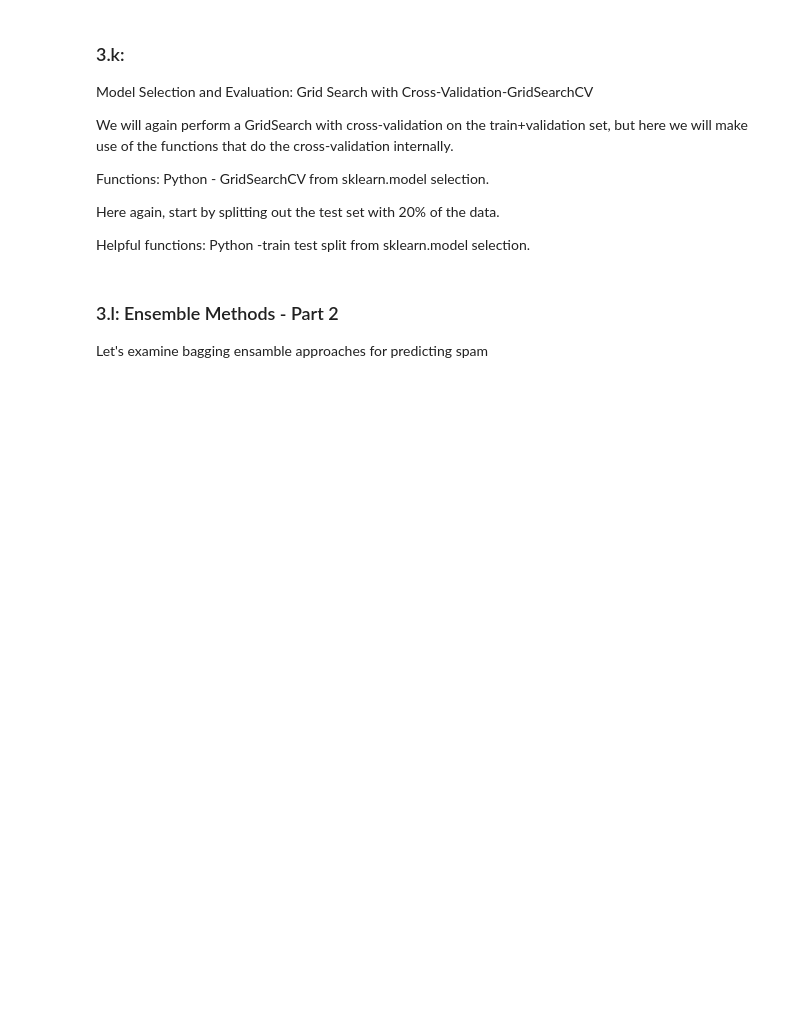
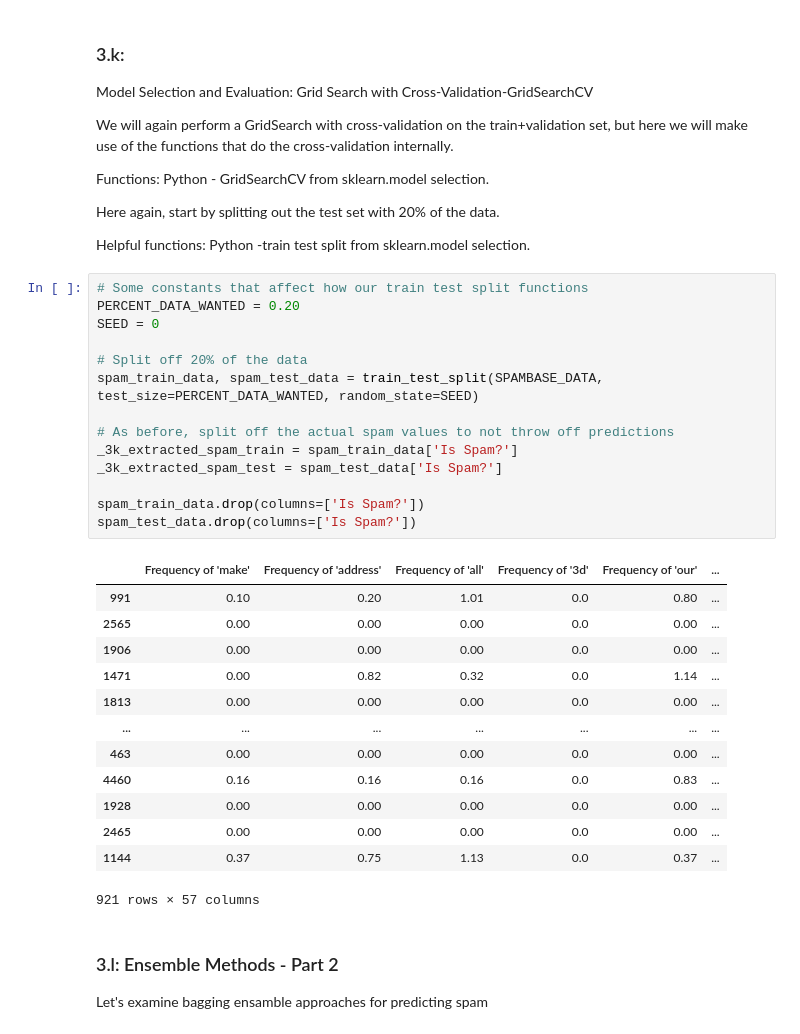
Before and after one commit to DevvyDont/DataMining, a Jupyter notebook: A2/A2_Group_Zamorano.ipynb, the cells around one changed output. Drawn from its saved outputs; the diff is of its cells as text; blank space fills up the shorter version.

```diff
--- a/A2/A2_Group_Zamorano.ipynb
+++ b/A2/A2_Group_Zamorano.ipynb
@@ -1182,6 +1182,34 @@ Functions: Python - GridSearchCV from sklearn.model selection.
 Here again, start by splitting out the test set with 20% of the data.
 
 Helpful functions: Python -train test split from sklearn.model selection.
+# %%
+# Some constants that affect how our train test split functions
+PERCENT_DATA_WANTED = 0.20
+SEED = 0
+
+# Split off 20% of the data
+spam_train_data, spam_test_data = train_test_split(SPAMBASE_DATA, test_size=PERCENT_DATA_WANTED, random_state=SEED)
+
+# As before, split off the actual spam values to not throw off predictions
+_3k_extracted_spam_train = spam_train_data['Is Spam?']
+_3k_extracted_spam_test = spam_test_data['Is Spam?']
+
+spam_train_data.drop(columns=['Is Spam?'])
+spam_test_data.drop(columns=['Is Spam?'])
+# %% [output]
+|  | Frequency of 'make' | Frequency of 'address' | Frequency of 'all' | Frequency of '3d' | Frequency of 'our' | ... |
+| 991 | 0.10 | 0.20 | 1.01 | 0.0 | 0.80 | ... |
+| 2565 | 0.00 | 0.00 | 0.00 | 0.0 | 0.00 | ... |
+| 1906 | 0.00 | 0.00 | 0.00 | 0.0 | 0.00 | ... |
+| 1471 | 0.00 | 0.82 | 0.32 | 0.0 | 1.14 | ... |
+| 1813 | 0.00 | 0.00 | 0.00 | 0.0 | 0.00 | ... |
+| ... | ... | ... | ... | ... | ... | ... |
+| 463 | 0.00 | 0.00 | 0.00 | 0.0 | 0.00 | ... |
+| 4460 | 0.16 | 0.16 | 0.16 | 0.0 | 0.83 | ... |
+| 1928 | 0.00 | 0.00 | 0.00 | 0.0 | 0.00 | ... |
+| 2465 | 0.00 | 0.00 | 0.00 | 0.0 | 0.00 | ... |
+| 1144 | 0.37 | 0.75 | 1.13 | 0.0 | 0.37 | ... |
+921 rows × 57 columns
 # %% [markdown]
 ### 3.l: Ensemble Methods - Part 2
 Let's examine bagging ensamble approaches for predicting spam
```
Also changed, not shown: parts of 14 cells of this notebook.
